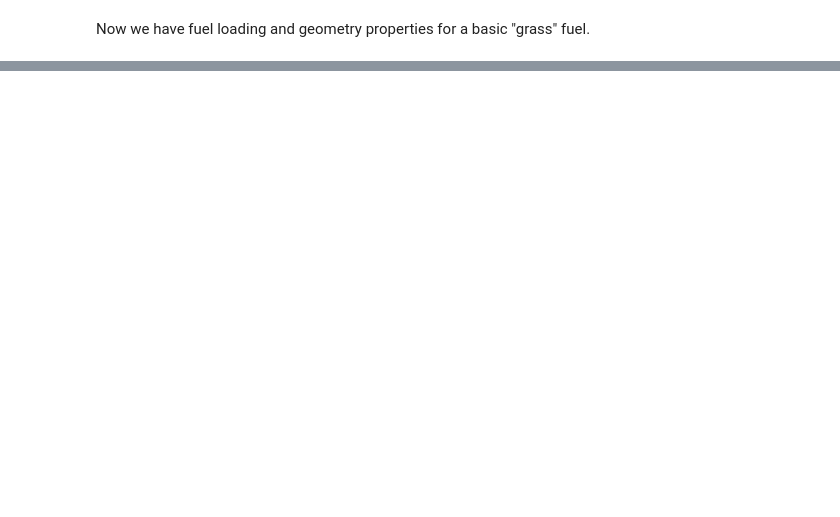
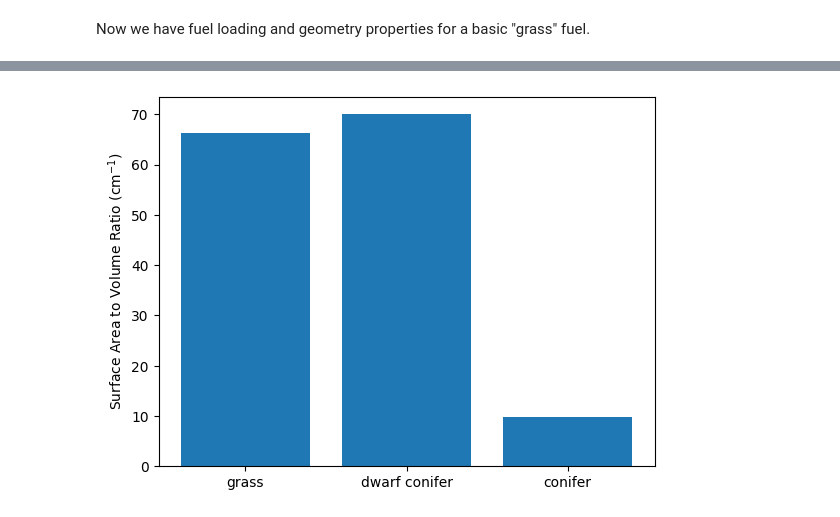
Before and after one commit to adrifoster/functional_testing_tutorial, a Jupyter notebook: notebooks/02_FuelClass.ipynb, the cells around one changed output, grey strips where cells are left out. Saved outputs shown, nothing was run; the diff lists cells and outputs as text; code cells hidden in the pictures; blank space fills up the shorter version.

```diff
--- a/notebooks/02_FuelClass.ipynb
+++ b/notebooks/02_FuelClass.ipynb
@@ -140,0 +153,7 @@ Now we have fuel loading and geometry properties for a basic "grass" fuel.
+# %%
+fuel_ids = [102, 164, 183] # [grass, dwarf conifer, conifer]
+fuels = []
+for fuel_id in fuel_ids:
+    f = Fuel(params)
+    f = initialize_from_synthetic(f, all_synthetic_fuels, fuel_id)
+    fuels.append(f)
@@ -140,0 +216,8 @@ Now we have fuel loading and geometry properties for a basic "grass" fuel.
+# %%
+# grab SAV values
+sav_values = [fuel.sav_notrunks for fuel in fuels]
+
+plt.bar(fuel_names, sav_values)
+plt.ylabel("Surface Area to Volume Ratio (cm$^{-1}$)");
+# %% [output]
+[figure, added]
```
Also changed, not shown: parts of 20 cells of this notebook, 3 other files.
